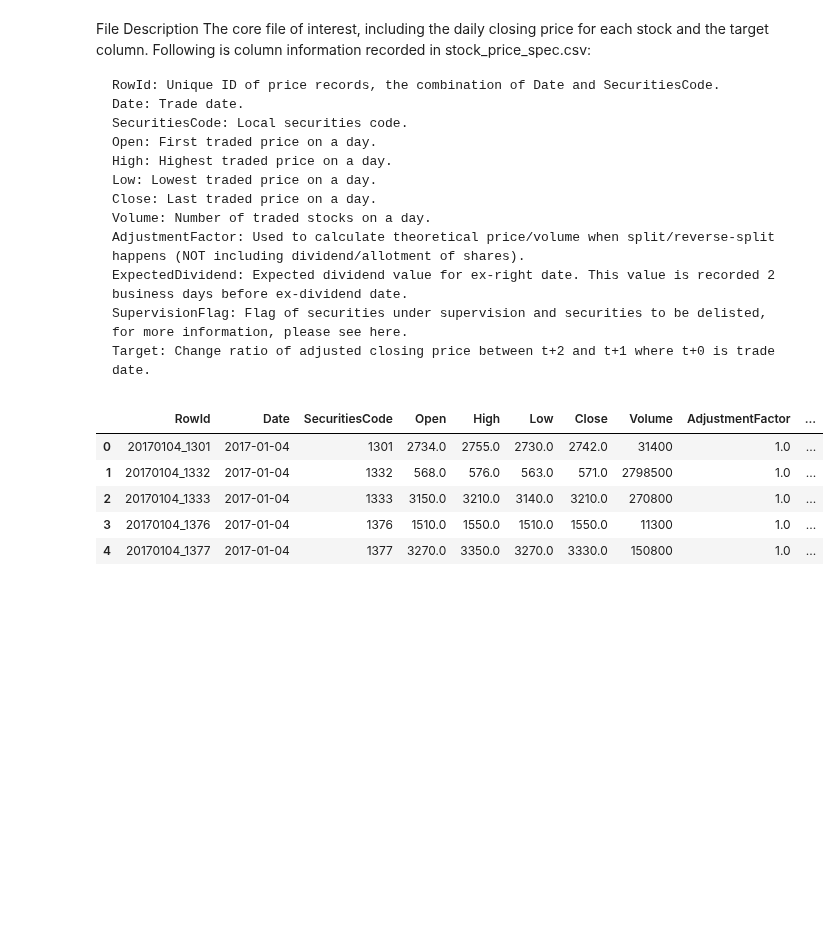
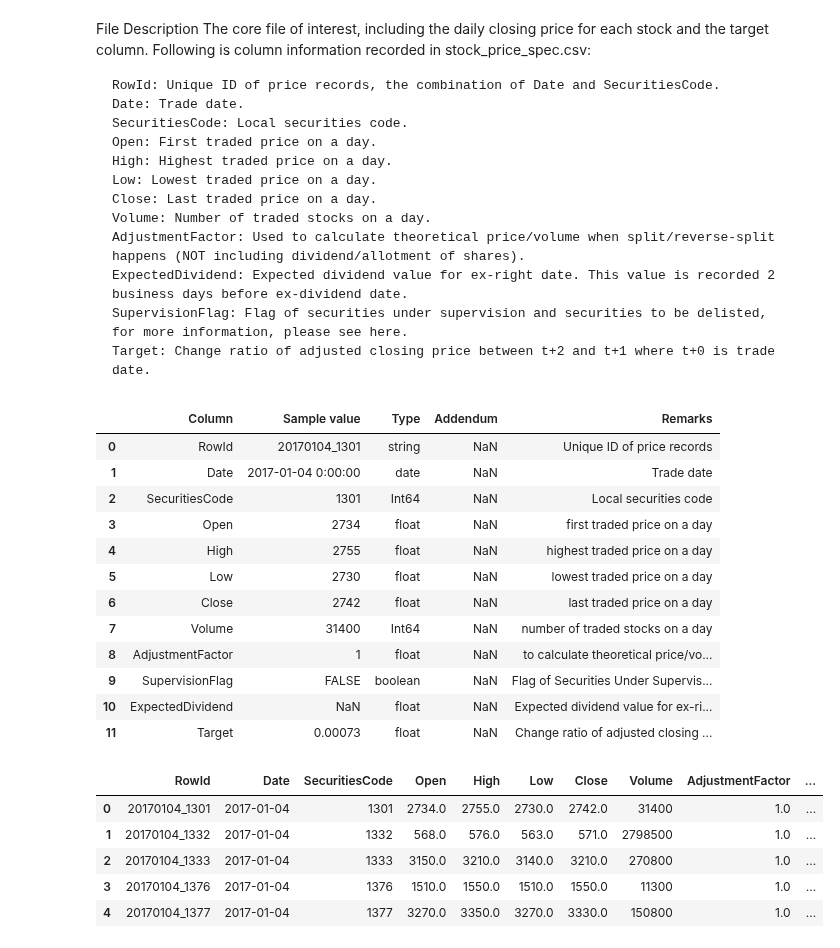
Before and after one commit to GariZabaleta/jpx-tokyo-stock-exchange-prediction, a Jupyter notebook: jpx-prediction.ipynb, the cells around one changed output. Saved outputs shown, nothing was run; the diff lists cells and outputs as text; code cells hidden in the pictures; blank space fills up the shorter version.

```diff
--- a/jpx-prediction.ipynb
+++ b/jpx-prediction.ipynb
@@ -294,6 +343,22 @@ The core file of interest, including the daily closing price for each stock and
     ExpectedDividend: Expected dividend value for ex-right date. This value is recorded 2 business days before ex-dividend date.
     SupervisionFlag: Flag of securities under supervision and securities to be delisted, for more information, please see here.
     Target: Change ratio of adjusted closing price between t+2 and t+1 where t+0 is trade date.
+# %%
+stock_prices_info
+# %% [output]
+|  | Column | Sample value | Type | Addendum | Remarks |
+| 0 | RowId | 20170104_1301 | string | NaN | Unique ID of price records |
+| 1 | Date | 2017-01-04 0:00:00 | date | NaN | Trade date |
+| 2 | SecuritiesCode | 1301 | Int64 | NaN | Local securities code |
+| 3 | Open | 2734 | float | NaN | first traded price on a day |
+| 4 | High | 2755 | float | NaN | highest traded price on a day |
+| 5 | Low | 2730 | float | NaN | lowest traded price on a day |
+| 6 | Close | 2742 | float | NaN | last traded price on a day |
+| 7 | Volume | 31400 | Int64 | NaN | number of traded stocks on a day |
+| 8 | AdjustmentFactor | 1 | float | NaN | to calculate theoretical price/vo... |
+| 9 | SupervisionFlag | FALSE | boolean | NaN | Flag of Securities Under Supervis... |
+| 10 | ExpectedDividend | NaN | float | NaN | Expected dividend value for ex-ri... |
+| 11 | Target | 0.00073 | float | NaN | Change ratio of adjusted closing ... |
 # %%
 display(stock_prices_df.head(5))
 # %% [output]
```
Also changed, not shown: parts of 96 cells of this notebook.
